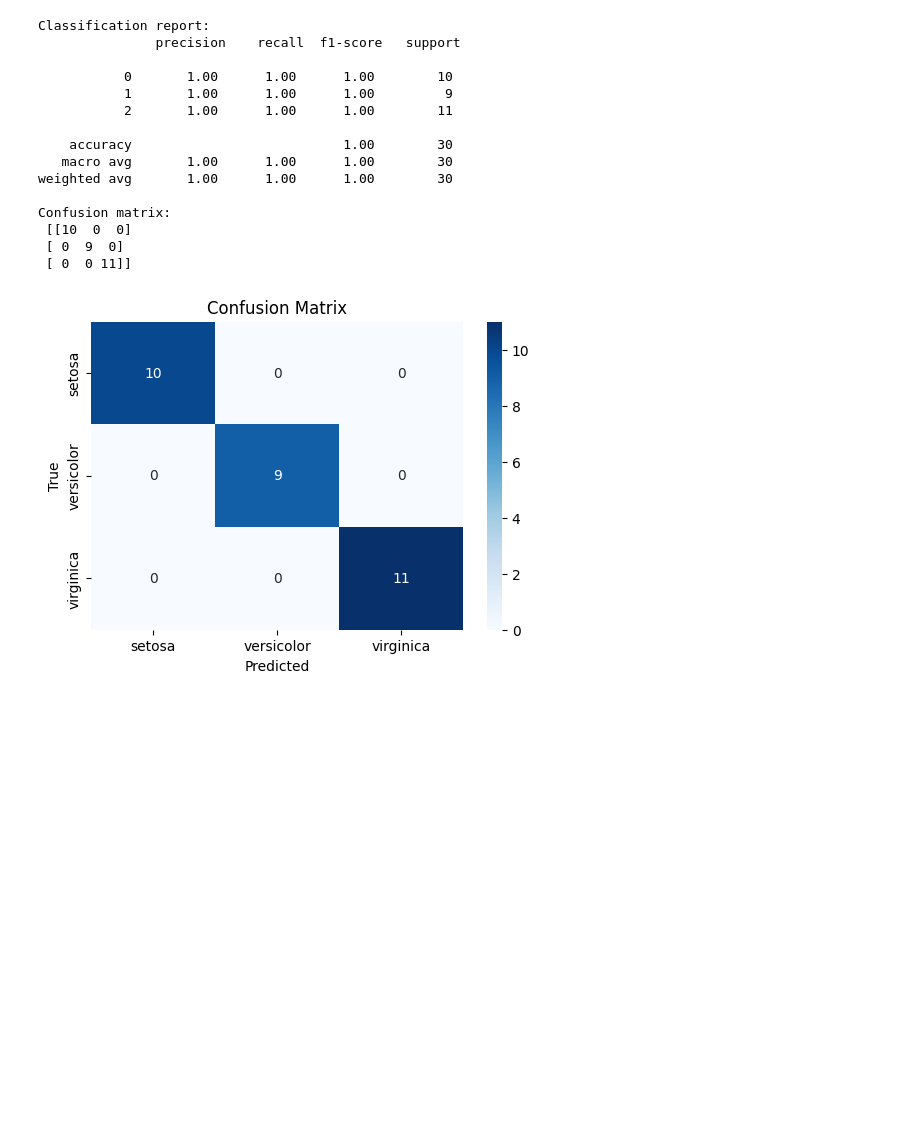
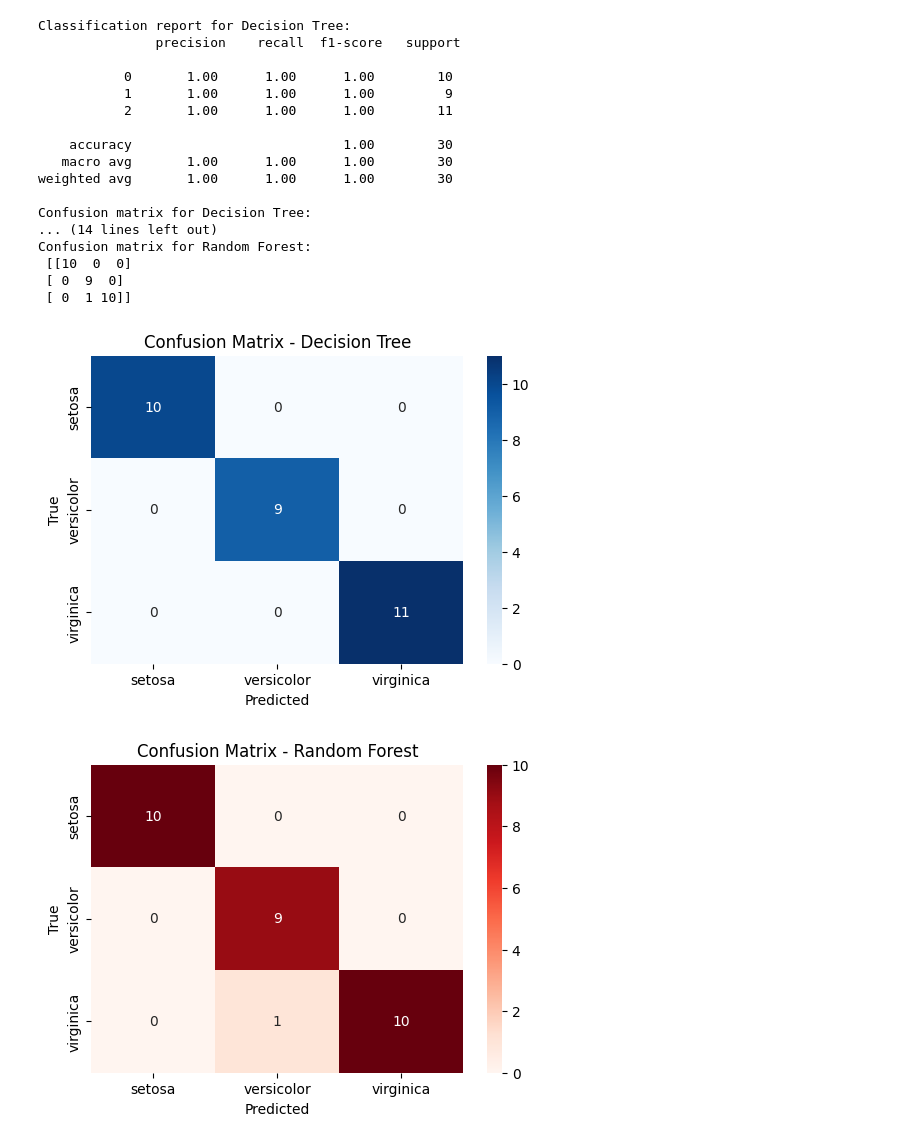
Before and after one commit to nuki789/Analiza-danych-i-uczenie-maszynowe, a Jupyter notebook: lab12/lab12.ipynb, the cells around one changed output. Cells and saved outputs as stored; diff of their text form; code cells hidden in the pictures; blank space fills up the shorter version.

```diff
--- a/lab12/lab12.ipynb
+++ b/lab12/lab12.ipynb
@@ -20,14 +20,19 @@ scaler = StandardScaler()
 X_train = scaler.fit_transform(X_train)
 X_test = scaler.fit_transform(X_test)
 # %%
-model = DecisionTreeClassifier()
-model.fit(X_train, y_train)
-y_pred = model.predict(X_test)
+model1 = DecisionTreeClassifier(random_state=42)
+model2 = RandomForestClassifier(random_state=42)
+model1.fit(X_train, y_train)
+model2.fit(X_train, y_train)
+y_pred1 = model1.predict(X_test)
+y_pred2 = model2.predict(X_test)
 # %%
-print("Classification report: \n", classification_report(y_test, y_pred))
-print("Confusion matrix: \n", confusion_matrix(y_test, y_pred))
+print("Classification report for Decision Tree: \n", classification_report(y_test, y_pred1))
+print("Confusion matrix for Decision Tree: \n", confusion_matrix(y_test, y_pred1))
+print("Classification report for Random Forest: \n", classification_report(y_test, y_pred2))
+print("Confusion matrix for Random Forest: \n", confusion_matrix(y_test, y_pred2))
 # %% [output]
-Classification report:
+Classification report for Decision Tree:
                precision    recall  f1-score   support
 
            0       1.00      1.00      1.00        10
@@ -38,18 +43,28 @@ Classification report:
    macro avg       1.00      1.00      1.00        30
 weighted avg       1.00      1.00      1.00        30
 
-Confusion matrix:
+Confusion matrix for Decision Tree:
+... (14 lines left out)
+Confusion matrix for Random Forest:
  [[10  0  0]
  [ 0  9  0]
- [ 0  0 11]]
+ [ 0  1 10]]
 # %%
-cm = confusion_matrix(y_test, y_pred)
+cm1 = confusion_matrix(y_test, y_pred1)
+cm2 = confusion_matrix(y_test, y_pred2)
 # %%
 plt.figure(figsize=(6, 4))
-sns.heatmap(cm, annot=True, cmap='Blues', xticklabels=data.target_names, yticklabels=data.target_names)
+sns.heatmap(cm1, annot=True, cmap='Blues', xticklabels=data.target_names, yticklabels=data.target_names)
 plt.xlabel('Predicted')
 plt.ylabel('True')
-plt.title('Confusion Matrix')
+plt.title('Confusion Matrix - Decision Tree')
 plt.show()
+plt.figure(figsize=(6, 4))
+sns.heatmap(cm2, annot=True, cmap='Reds', xticklabels=data.target_names, yticklabels=data.target_names)
+plt.xlabel('Predicted')
+plt.ylabel('True')
+plt.title('Confusion Matrix - Random Forest')
+plt.show()
 # %% [output]
-[figure, old version]
+[figure, new version]
+[figure, added]
```
Also changed, not shown: parts of 10 cells of this notebook.
